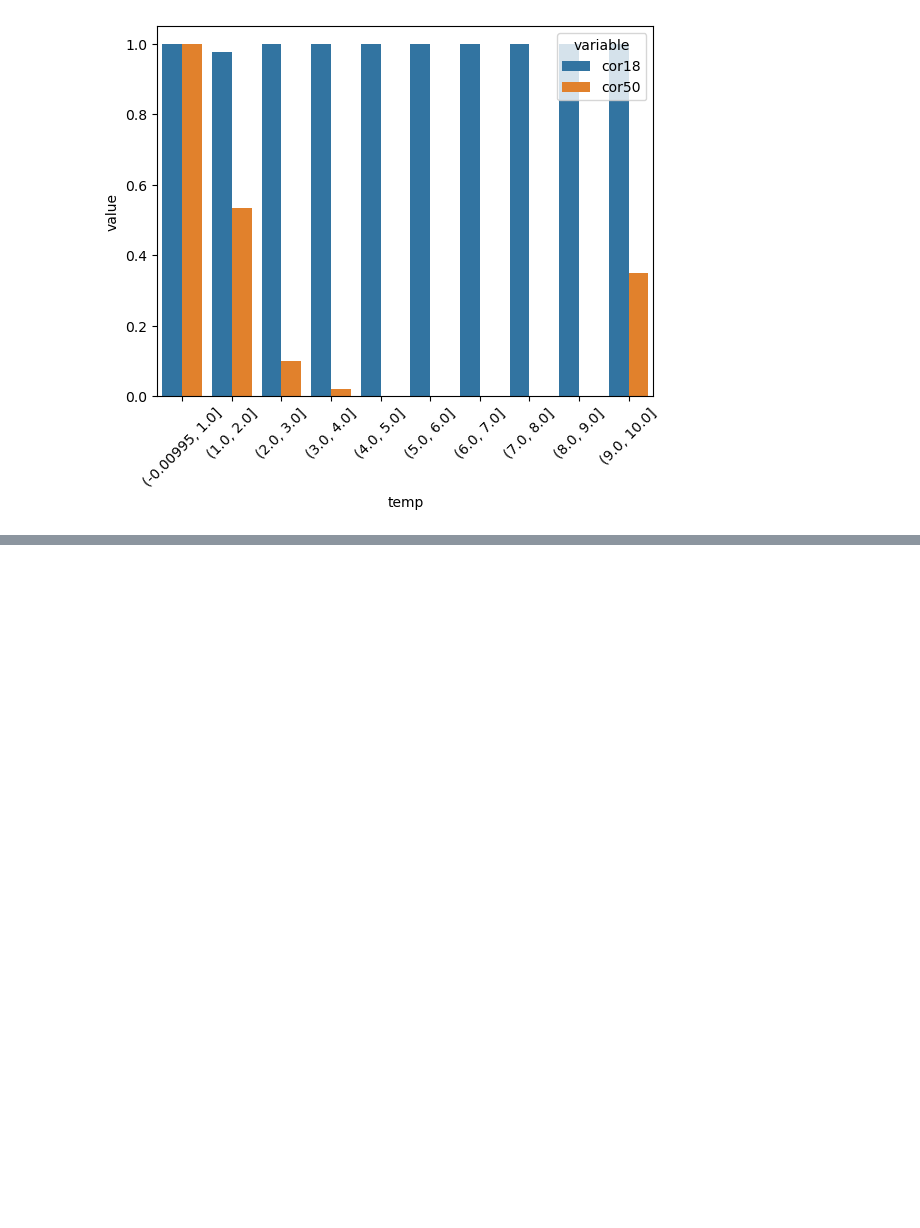
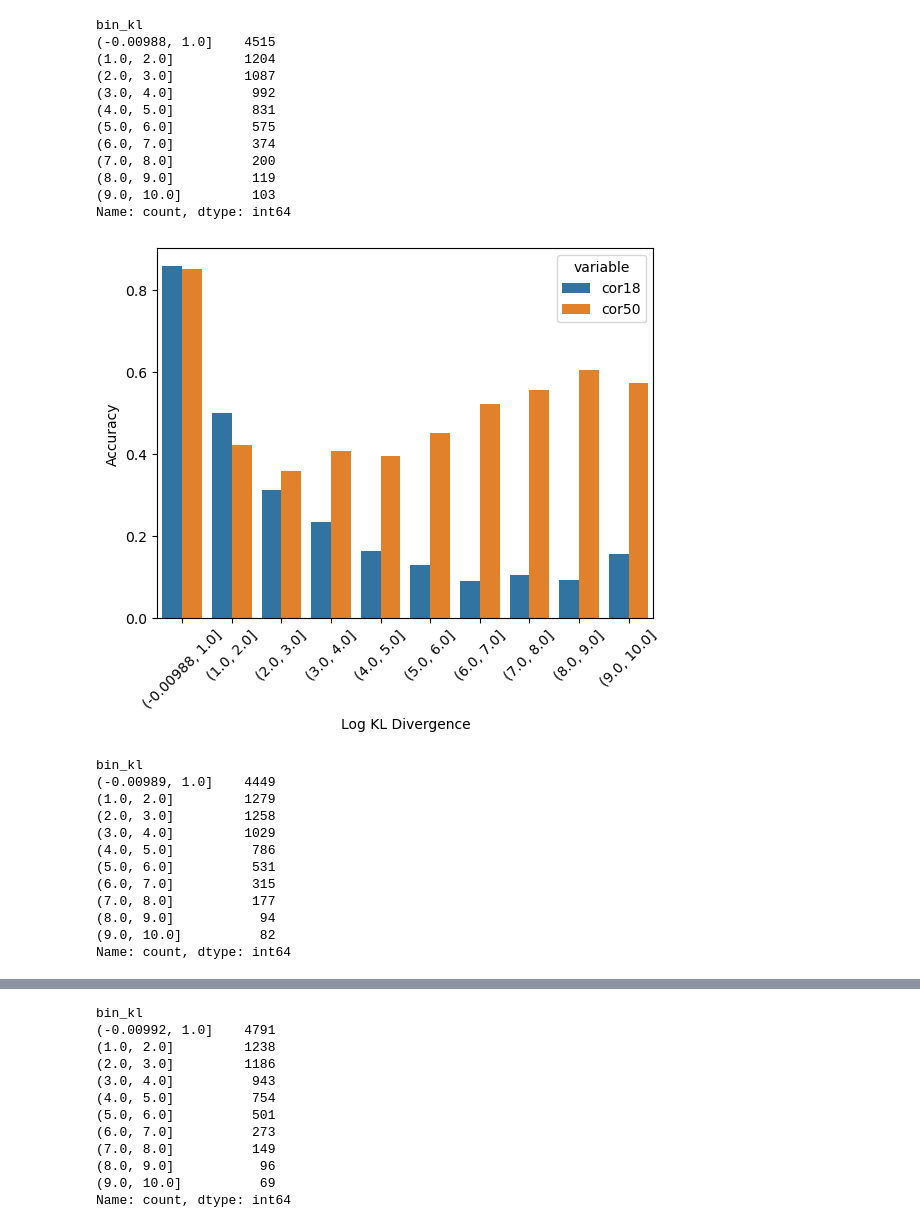
Before and after one commit to TimothyZG/wliura2024, a Jupyter notebook: post-exp1-analysis/analysis.ipynb, the cells around one changed output, grey strips where cells are left out. Saved outputs shown, nothing was run; the diff lists cells and outputs as text; code cells hidden in the pictures; blank space fills up the shorter version.

```diff
--- a/post-exp1-analysis/analysis.ipynb
+++ b/post-exp1-analysis/analysis.ipynb
@@ -115,13 +115,46 @@ plt.legend()
 # %%
 binnum=10
 def bin_kl_vis(df_in, binnum,kl_name,acc_col1,acc_col2):
     df=df_in
-    df['temp'] = pd.cut(df[kl_name].clip(0,10), bins=binnum)
-    grouped = df.groupby('temp')[[acc_col1,acc_col2]].mean().reset_index()
-    melted_grouped = grouped.melt(id_vars="temp", var_name='variable', value_name='value')
-    sns.barplot(x="temp", y='value', hue='variable', data=melted_grouped)
+    tempcol = "bin_kl"
+    df[tempcol] = pd.cut(df[kl_name].clip(-20,10), bins=binnum)
+    print(df[tempcol].value_counts().sort_index())
+    grouped = df.groupby(tempcol)[[acc_col1,acc_col2]].mean().reset_index()
+    melted_grouped = grouped.melt(id_vars=tempcol, var_name='variable', value_name='value')
+    sns.barplot(x=tempcol, y='value', hue='variable', data=melted_grouped)
     plt.xticks(rotation=45)
+    plt.xlabel("Log KL Divergence")
+    plt.ylabel("Accuracy")
     plt.show()
 bin_kl_vis(df, binnum, "kl_18_50", "cor18", "cor50")
+bin_kl_vis(df, binnum, "kl_18_101", "cor18", "cor101")
+bin_kl_vis(df, binnum, "kl_50_18", "cor18", "cor50")
+bin_kl_vis(df, binnum, "kl_50_101", "cor50", "cor101")
+bin_kl_vis(df, binnum, "kl_101_18", "cor18", "cor101")
+bin_kl_vis(df, binnum, "kl_101_50", "cor50", "cor101")
 # %% [output]
+bin_kl
+(-0.00988, 1.0]    4515
+(1.0, 2.0]         1204
+(2.0, 3.0]         1087
+(3.0, 4.0]          992
+(4.0, 5.0]          831
+(5.0, 6.0]          575
+(6.0, 7.0]          374
+(7.0, 8.0]          200
+(8.0, 9.0]          119
+(9.0, 10.0]         103
+Name: count, dtype: int64
-[figure, old version]
+[figure, new version]
+bin_kl
+(-0.00989, 1.0]    4449
+(1.0, 2.0]         1279
+(2.0, 3.0]         1258
+(3.0, 4.0]         1029
+(4.0, 5.0]          786
+(5.0, 6.0]          531
+(6.0, 7.0]          315
+(7.0, 8.0]          177
+(8.0, 9.0]           94
+(9.0, 10.0]          82
+Name: count, dtype: int64
@@ -127,0 +162,12 @@ bin_kl_vis(df, binnum, "kl_18_50", "cor18", "cor50")
+bin_kl
+(-0.00992, 1.0]    4791
+(1.0, 2.0]         1238
+(2.0, 3.0]         1186
+(3.0, 4.0]          943
+(4.0, 5.0]          754
+(5.0, 6.0]          501
+(6.0, 7.0]          273
+(7.0, 8.0]          149
+(8.0, 9.0]           96
+(9.0, 10.0]          69
+Name: count, dtype: int64
```
Also changed, not shown: parts of 6 cells of this notebook, 1 other file.
